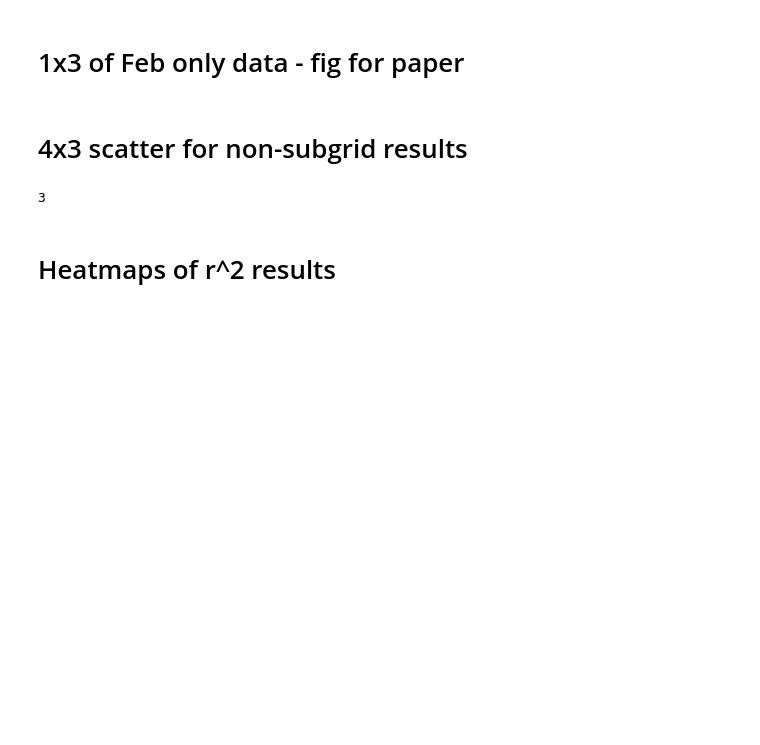
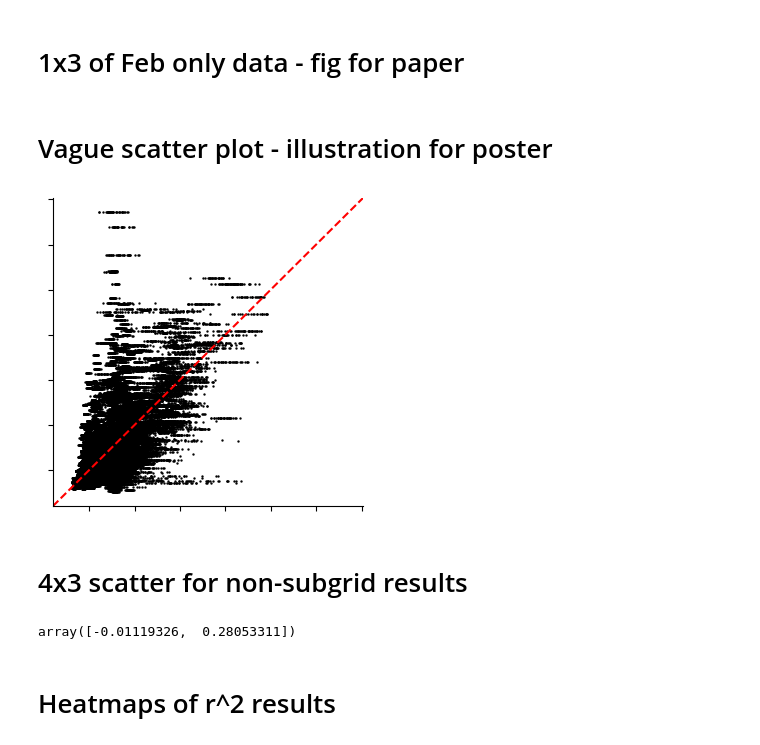
Before and after one commit to rpalomaki/iceroughness_RF, a Jupyter notebook: figures.ipynb, the cells around one changed output. Cells and saved outputs as stored; diff of their text form; code cells hidden in the pictures; blank space fills up the shorter version.

Commit message:
poster figure wrap-up

```diff
--- a/figures.ipynb
+++ b/figures.ipynb
@@ -430,3 +566,30 @@ predict = pd.read_csv(predict_multi_dir + '/')
+# %% [markdown]
+# Vague scatter plot - illustration for poster
+# %%
+plt.close('all')
+plt.style.use('default')
+
+predict_multi_dir = 'output/rf_predictions/multi_date'
+predict = pd.read_csv(predict_multi_dir + '/func_test_dB_zonal_25cm_med_mean.csv', index_col=0)
+
+
+fig, ax = plt.subplots(figsize=(4,4))
+ax.scatter(predict['predict'], predict['valid'], s=2, marker='.', color='k')
+lims = ax.get_ylim()
+ax.set_xlim(ax.get_ylim())
+ax.plot((ax.get_xlim()), (ax.get_ylim()), 'r--')
+ax.set_ylim(lims)
+ax.set_xlim(lims)
+ax.tick_params(axis='both', labelleft=False, labelbottom=False)
+
+ax.spines['top'].set_visible(False)
+ax.spines['right'].set_visible(False)
+# ax.set_facecolor('#f2f2f2')
+# fig.set_facecolor('#f2f2f2')
+
+fig.savefig('poster_test.png', dpi=600, transparent=True)#, facecolor='#f2f2f2')
+# %% [output]
+[figure, added]
 # %% [markdown]
 # 4x3 scatter for non-subgrid results
 # %%
@@ -556,10 +719,10 @@ elif n_rows == 3:
 fig_fname = f"output/figures/scatter/non_subgrid_targets_3x3.png"
 fig.savefig(fig_fname, dpi=300)
 plt.close('all')
-# %%
-len(target_slices)
-# %% [output]
-3
+# %%
+np.array(axx.get_ylim())*0.9
+# %% [output]
+array([-0.01119326,  0.28053311])
 # %%
 # Rename 0304 25cm files once and for all!
 
```
Also changed, not shown: parts of 9 cells of this notebook, 14 other files.
